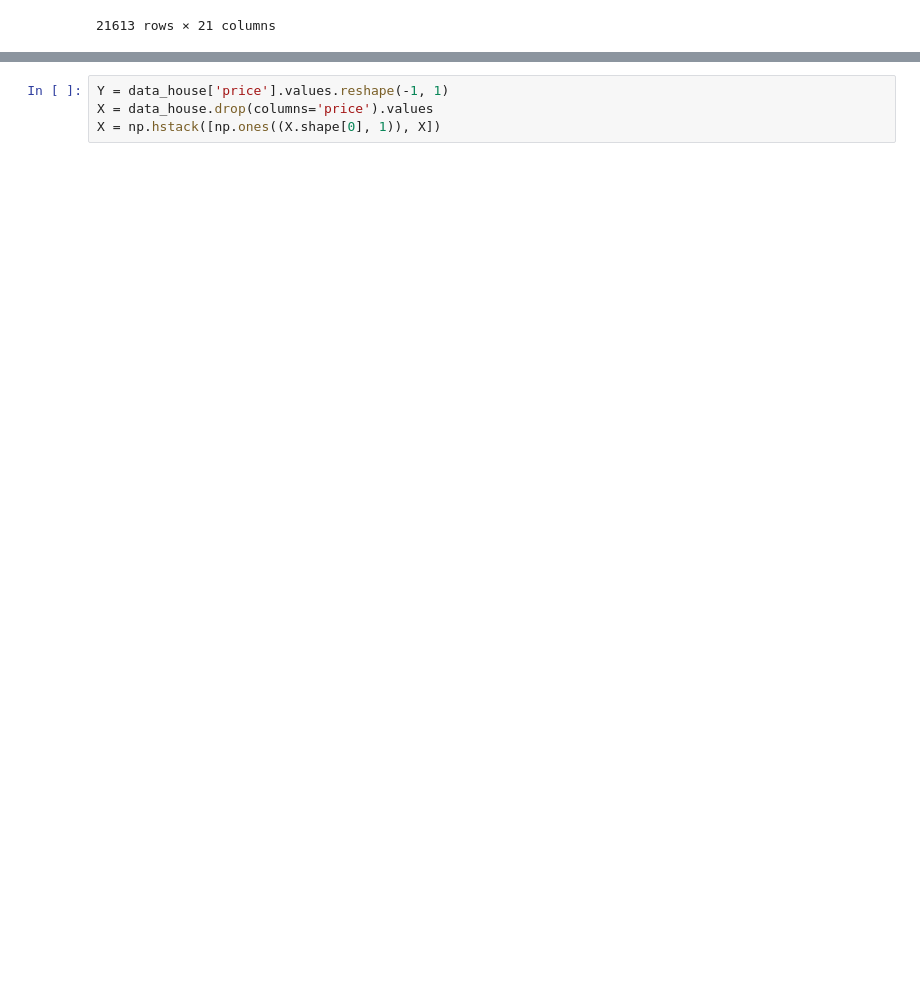
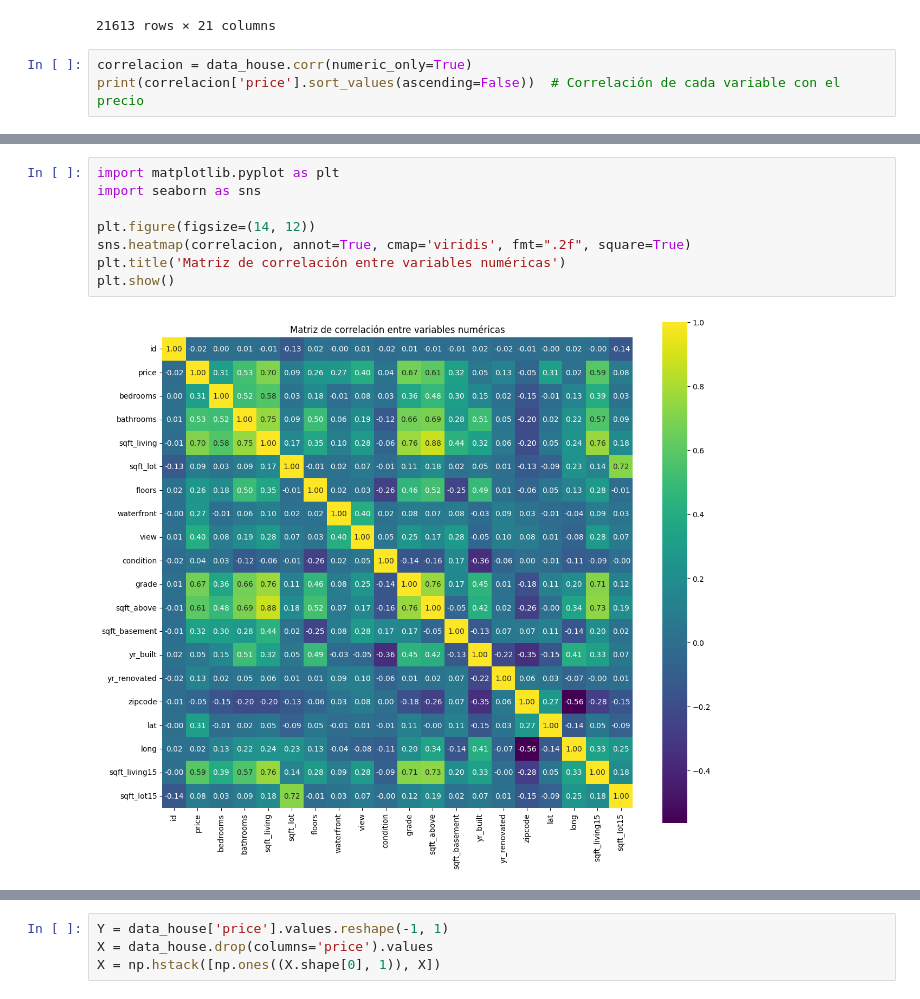
Before and after one commit to Benmaza/Benmaza, a Jupyter notebook: EBAC/Tareas/TareaM52-CD-RubenMaza.ipynb, the cells around one changed output, grey strips where cells are left out. Cells and saved outputs as stored; diff of their text form; blank space fills up the shorter version.

```diff
--- a/EBAC/Tareas/TareaM52-CD-RubenMaza.ipynb
+++ b/EBAC/Tareas/TareaM52-CD-RubenMaza.ipynb
@@ -20,3 +20,6 @@ data_house
 | 21611 | 291310100 | 20150116T000000 | 400000.0 | 3 | 2.50 | 1600 | 2388 | 2.0 | 0 | 0 | ... |
 | 21612 | 1523300157 | 20141015T000000 | 325000.0 | 2 | 0.75 | 1020 | 1076 | 2.0 | 0 | 0 | ... |
 21613 rows × 21 columns
+# %%
+correlacion = data_house.corr(numeric_only=True)
+print(correlacion['price'].sort_values(ascending=False))  # Correlación de cada variable con el precio
@@ -22,0 +44,10 @@ data_house
+# %%
+import matplotlib.pyplot as plt
+import seaborn as sns
+
+plt.figure(figsize=(14, 12))
+sns.heatmap(correlacion, annot=True, cmap='viridis', fmt=".2f", square=True)
+plt.title('Matriz de correlación entre variables numéricas')
+plt.show()
+# %% [output]
+[figure, added]
```
Also changed, not shown: parts of 30 cells of this notebook, 1 other file.
